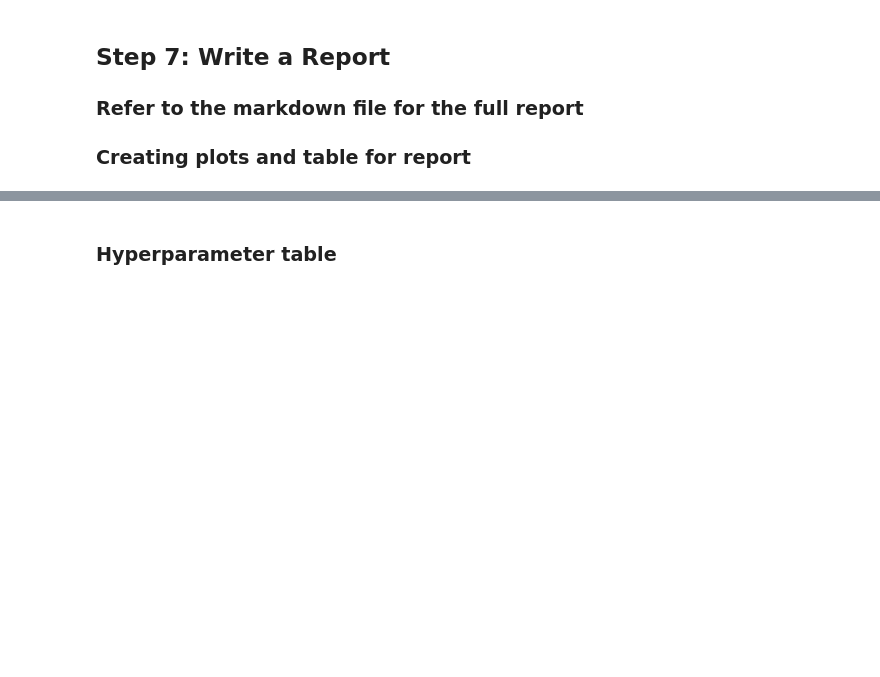
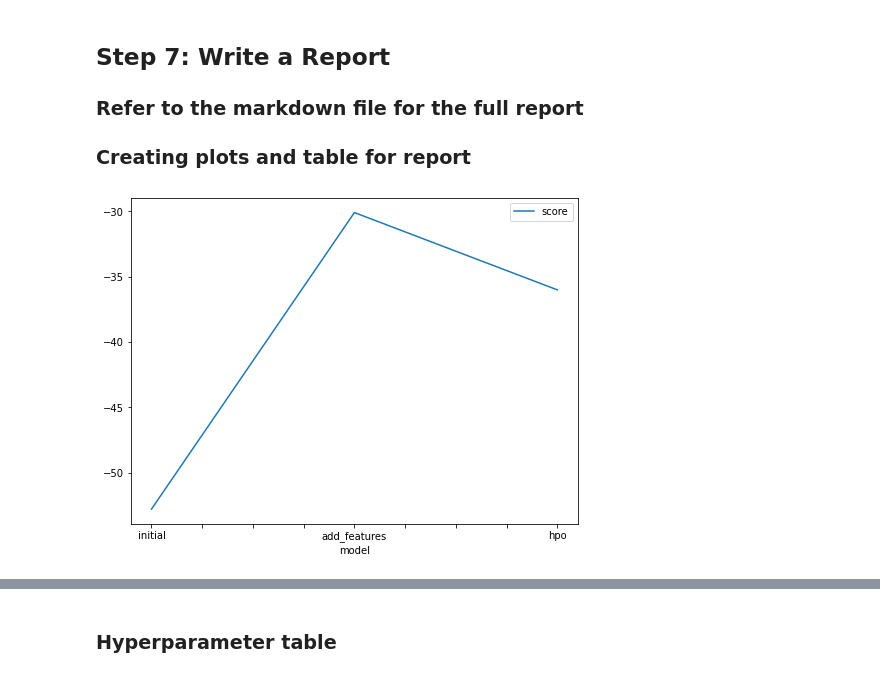
Before and after one commit to Osamakhedr123/bike-sharing-prediction-autogluon, a Jupyter notebook: project-template.ipynb, the cells around one changed output, grey strips where cells are left out. Drawn from its saved outputs; the diff is of its cells as text; code cells hidden in the pictures; blank space fills up the shorter version.

```diff
--- a/project-template.ipynb
+++ b/project-template.ipynb
@@ -86,0 +207,3 @@ predictor = TabularPredictor(?).fit(?)
+# %%
+predictor = TabularPredictor(label="count",eval_metric="root_mean_squared_error",problem_type="regression",learner_kwargs={"ignored_columns": ["casual", "registered"]}).\
+fit(train_data=train,time_limit=600,presets="best_quality")
@@ -148,0 +391,3 @@ predictor_new_features = TabularPredictor(?).fit(?)
+# %%
+predictor_new_features = TabularPredictor(label="count",eval_metric="root_mean_squared_error",problem_type="regression",learner_kwargs={"ignored_columns": ["casual", "registered"]}).\
+fit(train_data=train,time_limit=600,presets="best_quality")
@@ -170,0 +485,8 @@ predictor_new_hpo = TabularPredictor(?).fit(?)
+# %%
+# https://auto.gluon.ai/stable/api/autogluon.predictor.html#autogluon.tabular.TabularPredictor.fit
+# https://auto.gluon.ai/scoredebugweight/api/autogluon.core.space.html
+predictor_new_hpo = TabularPredictor(label='count', eval_metric='root_mean_squared_error',problem_type='regression',learner_kwargs={'ignored_columns':
+['casual', 'registered']}).\
+fit(train_data=train, time_limit=15*60, presets='best_quality',\
+hyperparameters={'GBM':{'num_boost_round': 80, 'num_leaves': ag.space.Int(lower=18, upper=48, default=32)},'XGB':{'max_depth':5,'eta':0.2,'sampling_method':'gradient_based'}},\
+hyperparameter_tune_kwargs={'num_trials':2,'searcher':'auto','scheduler' : 'local'})
@@ -190,12 +580,18 @@ submission_new_hpo.to_csv("submission_new_hpo.csv", index=False)
 # %%
 # Taking the top model score from each training run and creating a line plot to show improvement
 # You can create these in the notebook and save them to PNG or use some other tool (e.g. google sheets, excel)
 fig = pd.DataFrame(
     {
         "model": ["initial", "add_features", "hpo"],
-        "score": [?, ?, ?]
+        "score": [
+          predictor.leaderboard(silent=True)['score_val'][0],
+          predictor_new_features.leaderboard(silent=True)['score_val'][0],
+          predictor_new_hpo.leaderboard(silent=True)['score_val'][0]
+        ]
     }
 ).plot(x="model", y="score", figsize=(8, 6)).get_figure()
 fig.savefig('model_train_score.png')
+# %% [output]
+[figure, added]
 # %%
 # Take the 3 kaggle scores and creating a line plot to show improvement
```
Also changed, not shown: parts of 63 cells of this notebook, 11 other files.
